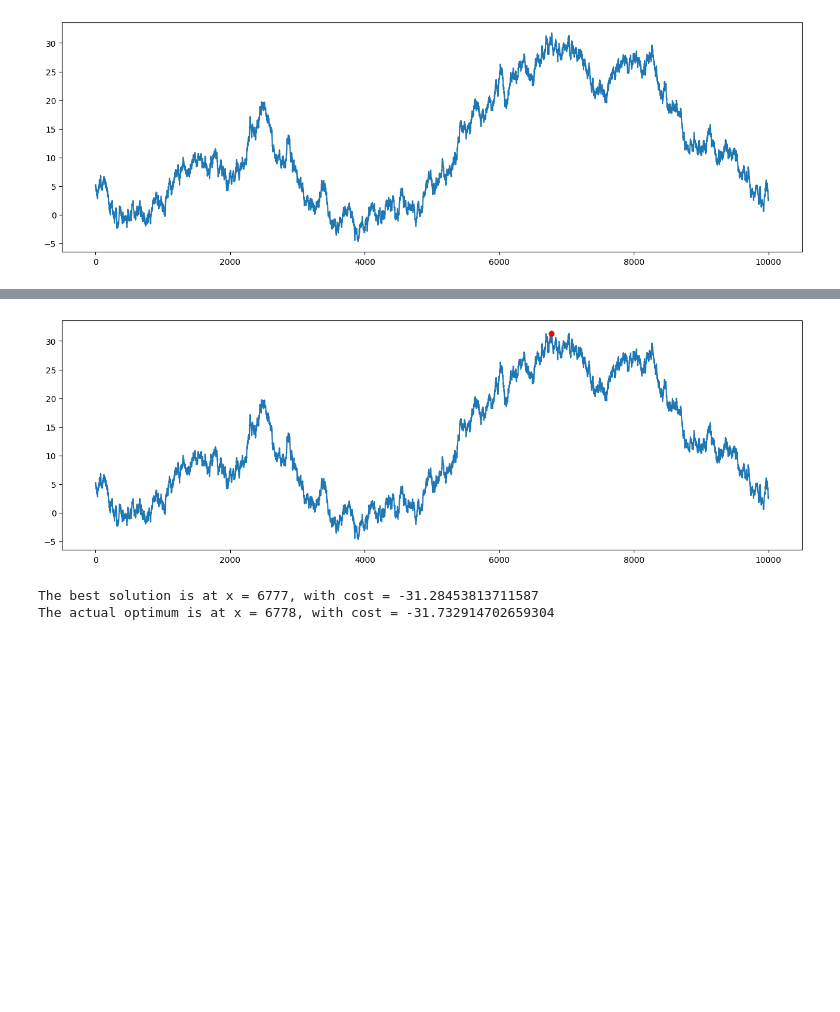
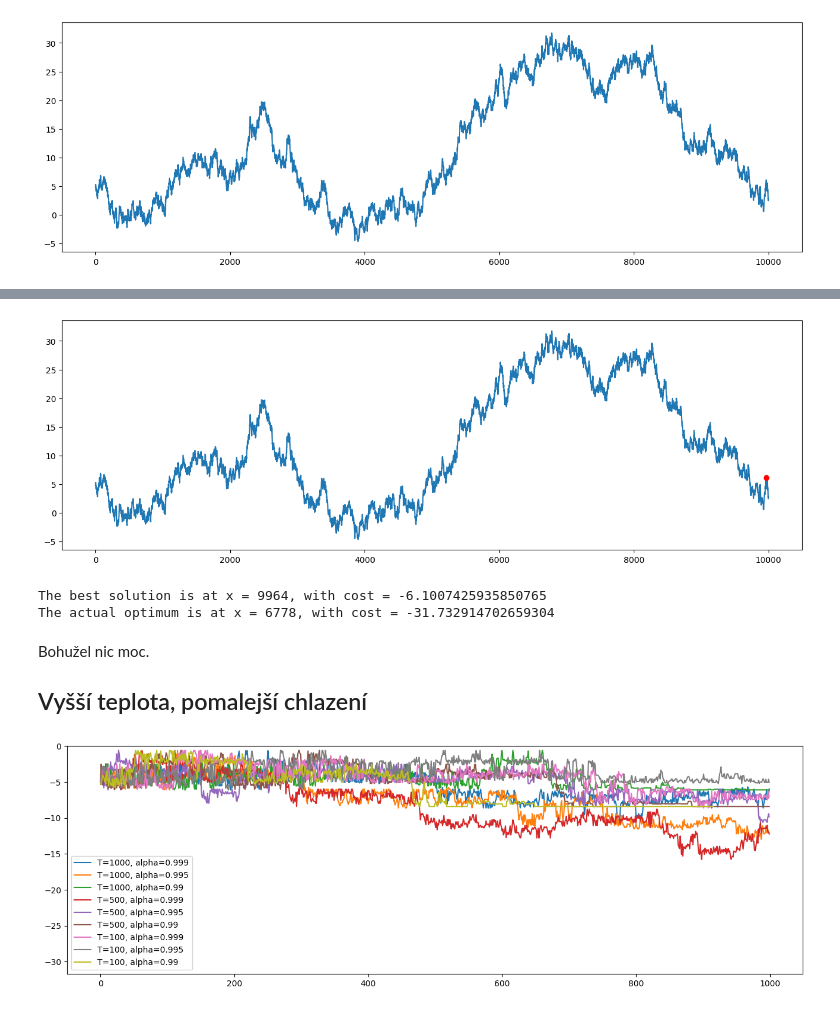
Before and after one commit to viluon/simulated-annealing, a Jupyter notebook: kop-ni.ipynb, the cells around one changed output, grey strips where cells are left out. Drawn from its saved outputs; the diff is of its cells as text; code cells hidden in the pictures; blank space fills up the shorter version.

Commit message:
Fix hill climbing, add examples

```diff
--- a/kop-ni.ipynb
+++ b/kop-ni.ipynb
@@ -118,7 +120,7 @@ def hill_climbing(cost_function, initial_solution, T=100, alpha=0.99, max_iter=1
     i = 0
     while T > 0.01 and i < max_iter:
         # randomly jump elsewhere in the curve
-        new_solution = (solution + np.random.randint(0, n_vertices)) % n_vertices
+        new_solution = (solution + np.random.randint(-10, 10)) % n_vertices
 
         # compare costs
         cost = cost_function(solution)
@@ -130,6 +132,8 @@ def hill_climbing(cost_function, initial_solution, T=100, alpha=0.99, max_iter=1
         # if the new solution is better, accept it
         if delta_cost < 0:
             solution = new_solution
+        elif np.random.rand() < np.exp(-delta_cost / T):
+            solution = new_solution
         # append the current cost to the fitness curve
         fitness_curve.append(cost)
         # decrease the temperature
@@ -139,18 +143,3 @@ def hill_climbing(cost_function, initial_solution, T=100, alpha=0.99, max_iter=1
 
 # initial solution
 x0 = 0
-
-# try the following for various values of T and alpha, put labels on the plot
-best = np.inf
-best_x = None
-for T in [100, 10, 1]:
-    for alpha in [0.99, 0.9, 0.5]:
-        x, fitness_curve = hill_climbing(cost_function, x0, T=T, alpha=alpha)
-        if cost_function(x) < best:
-            best = cost_function(x)
-            best_x = x
-        plt.plot(fitness_curve, label='T={}, alpha={}'.format(T, alpha))
-
-plt.ylim(-max(curve), 0)
-plt.legend()
-plt.show()
@@ -159,5 +165,5 @@ plt.show()
 # %%
-# also plot the optimum on the curve
+# plot the optimum on the curve
 plt.plot(curve)
 plt.plot(best_x, curve[best_x], 'ro')
 plt.show()
@@ -166,5 +172,26 @@ print('The best solution is at x = {}, with cost = {}'.format(best_x, best))
 print('The actual optimum is at x = {}, with cost = {}'.format(np.argmax(curve), -max(curve)))
 # %% [output]
 [figure]
-The best solution is at x = 6777, with cost = -31.28453813711587
+The best solution is at x = 9964, with cost = -6.1007425935850765
 The actual optimum is at x = 6778, with cost = -31.732914702659304
+# %% [markdown]
+Bohužel nic moc.
+
+## Vyšší teplota, pomalejší chlazení
+# %%
+# try the following for various values of T and alpha, put labels on the plot
+best = np.inf
+best_x = None
+for T in [1000, 500, 100]:
+    for alpha in [0.999, 0.995, 0.99]:
+        x, fitness_curve = hill_climbing(cost_function, x0, T=T, alpha=alpha)
+        if cost_function(x) < best:
+            best = cost_function(x)
+            best_x = x
+        plt.plot(fitness_curve, label='T={}, alpha={}'.format(T, alpha))
+
+plt.ylim(-max(curve), 0)
+plt.legend()
+plt.show()
+# %% [output]
+[figure, added]
```
Also changed, not shown: parts of 9 cells of this notebook.
